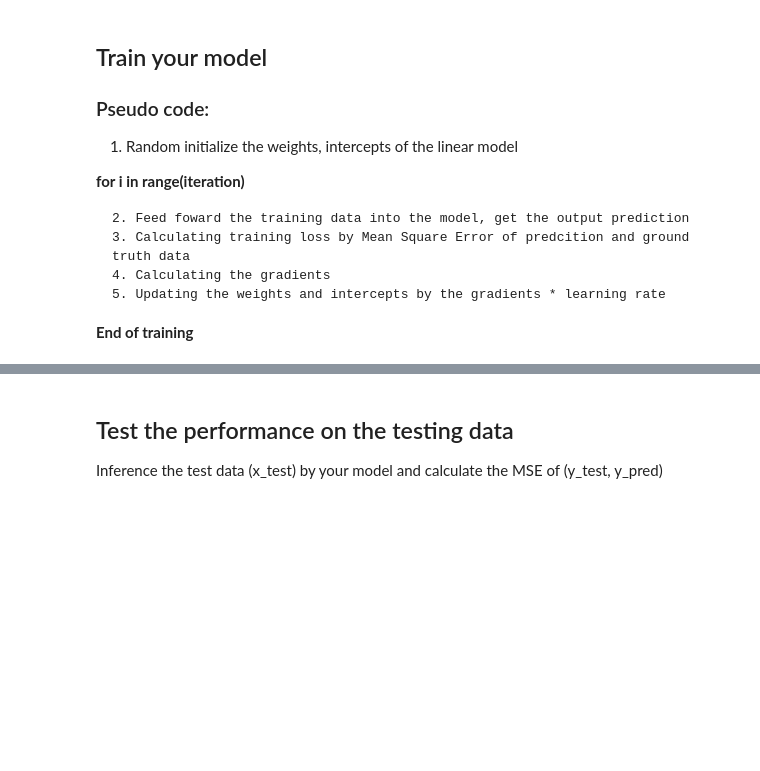
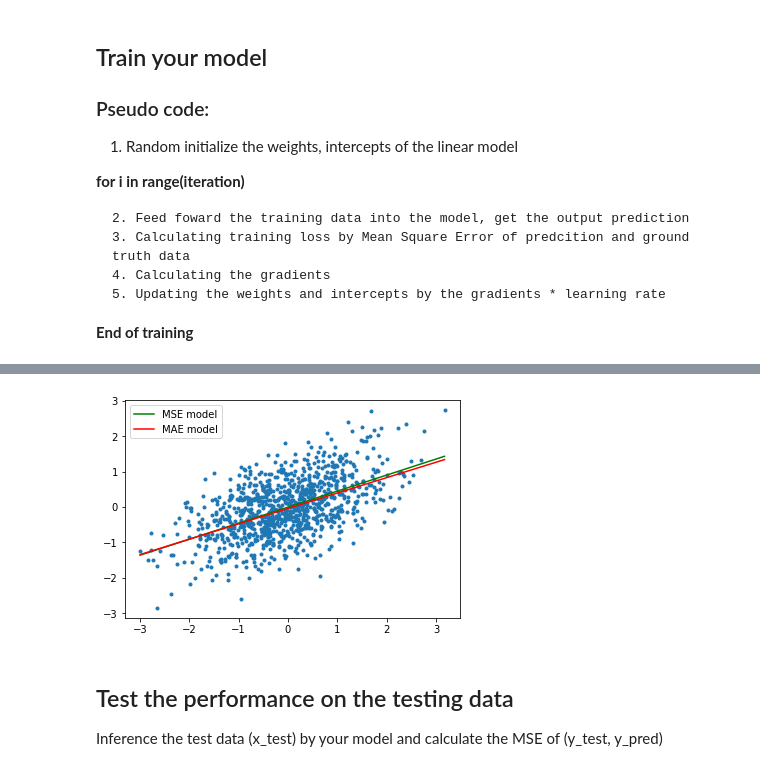
Before and after one commit to hurueilin/PR_HW1, a Jupyter notebook: 309553024_HW1.ipynb, the cells around one changed output, grey strips where cells are left out. Drawn from its saved outputs; the diff is of its cells as text; code cells hidden in the pictures; blank space fills up the shorter version.

```diff
--- a/309553024_HW1.ipynb
+++ b/309553024_HW1.ipynb
@@ -188,3 +157,14 @@ final MAE: 0.5492654114502037
+# %%
+# Draw the regression line of LinearRegression_MSE model and LinearRegression_MAE model on training data
+plt.plot(x_train, y_train, '.')
+y_pred_MSEmodel = B0_MSEmodel + B1_MSEmodel * x_train
+plt.plot([min(x_train), max(x_train)], [min(y_pred_MSEmodel), max(y_pred_MSEmodel)], color='green', label='MSE model')
+y_pred_MAEmodel = B0_MAEmodel + B1_MAEmodel * x_train
+plt.plot([min(x_train), max(x_train)], [min(y_pred_MAEmodel), max(y_pred_MAEmodel)], color='red', label='MAE model')
+plt.legend()
+plt.show()
+# %% [output]
+[figure, added]
 # %% [markdown]
 ## Test the performance on the testing data
 Inference the test data (x_test) by your model and calculate the MSE of (y_test, y_pred)
```
Also changed, not shown: parts of 8 cells of this notebook, 2 other files.
